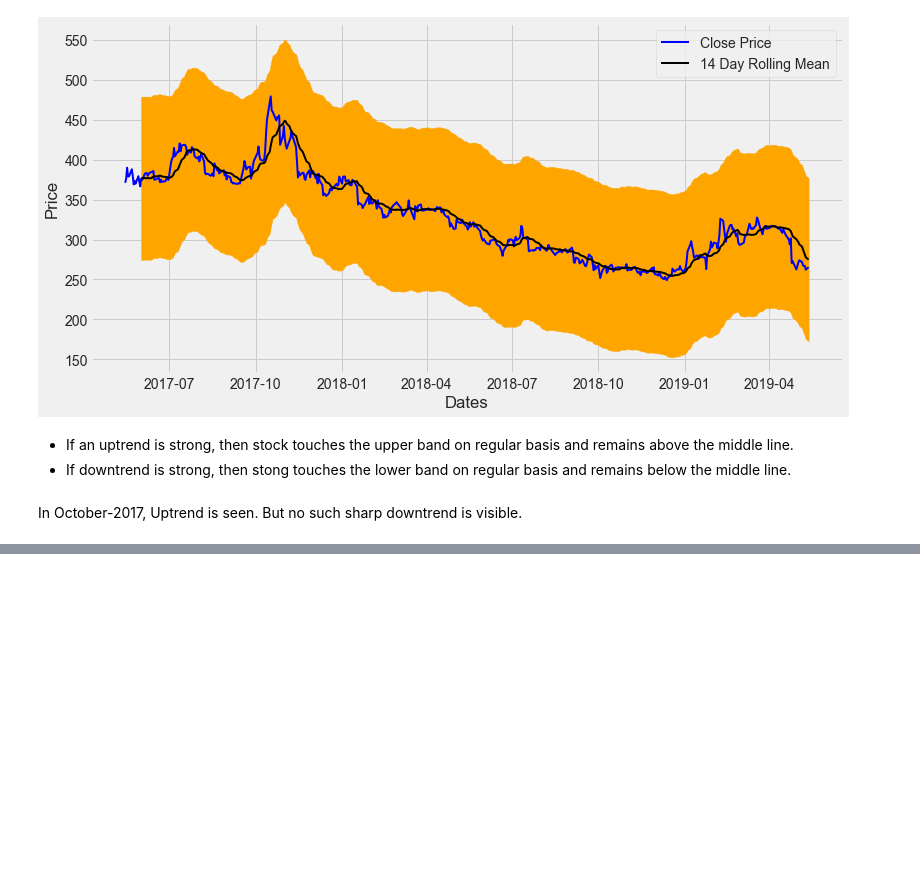
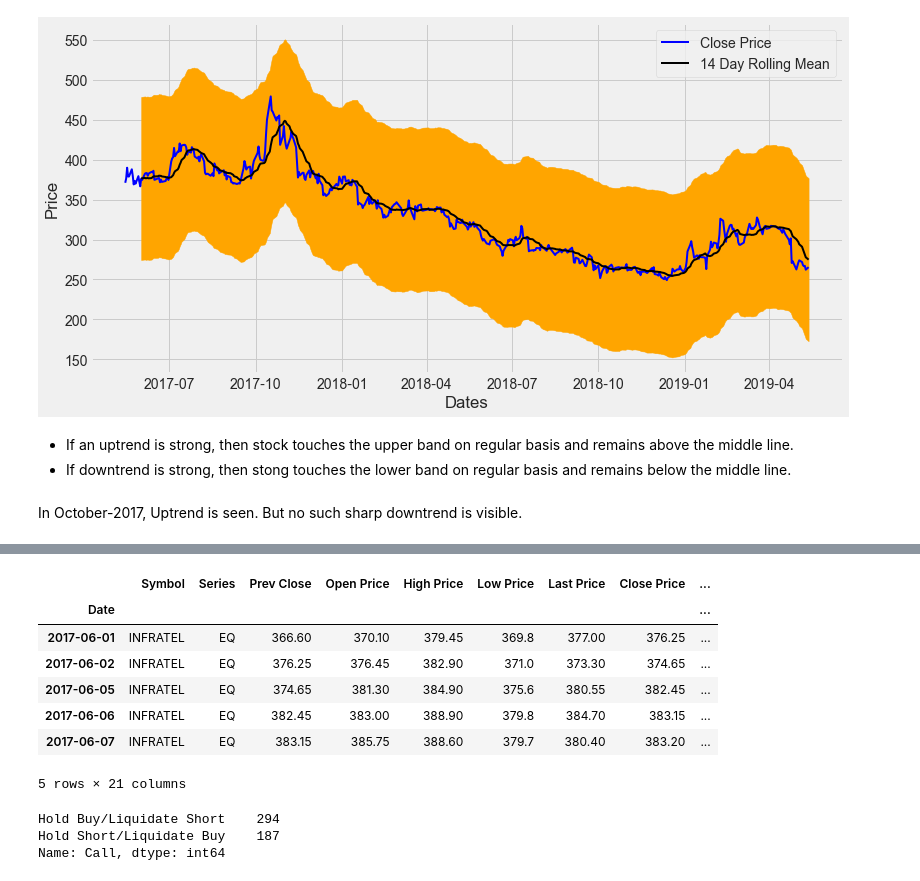
Before and after one commit to sahilmishra0012/Stock-Prediction-and-Analysis, a Jupyter notebook: module_2/Data Visualization.ipynb, the cells around one changed output, grey strips where cells are left out. Saved outputs shown, nothing was run; the diff lists cells and outputs as text; code cells hidden in the pictures; blank space fills up the shorter version.

```diff
--- a/module_2/Data Visualization.ipynb
+++ b/module_2/Data Visualization.ipynb
@@ -473,0 +495,11 @@ In October-2017, Uptrend is seen. But no such sharp downtrend is visible.
+# %%
+data.head()
+# %% [output]
+|  | Symbol | Series | Prev Close | Open Price | High Price | Low Price | Last Price | Close Price | ... |
+| Date |  |  |  |  |  |  |  |  | ... |
+| 2017-06-01 | INFRATEL | EQ | 366.60 | 370.10 | 379.45 | 369.8 | 377.00 | 376.25 | ... |
+| 2017-06-02 | INFRATEL | EQ | 376.25 | 376.45 | 382.90 | 371.0 | 373.30 | 374.65 | ... |
+| 2017-06-05 | INFRATEL | EQ | 374.65 | 381.30 | 384.90 | 375.6 | 380.55 | 382.45 | ... |
+| 2017-06-06 | INFRATEL | EQ | 382.45 | 383.00 | 388.90 | 379.8 | 384.70 | 383.15 | ... |
+| 2017-06-07 | INFRATEL | EQ | 383.15 | 385.75 | 388.60 | 379.7 | 380.40 | 383.20 | ... |
+5 rows × 21 columns
@@ -473,0 +518,6 @@ In October-2017, Uptrend is seen. But no such sharp downtrend is visible.
+# %%
+data['Call'].value_counts()
+# %% [output]
+Hold Buy/Liquidate Short    294
+Hold Short/Liquidate Buy    187
+Name: Call, dtype: int64
```
Also changed, not shown: parts of 8 cells of this notebook, 2 other files.
